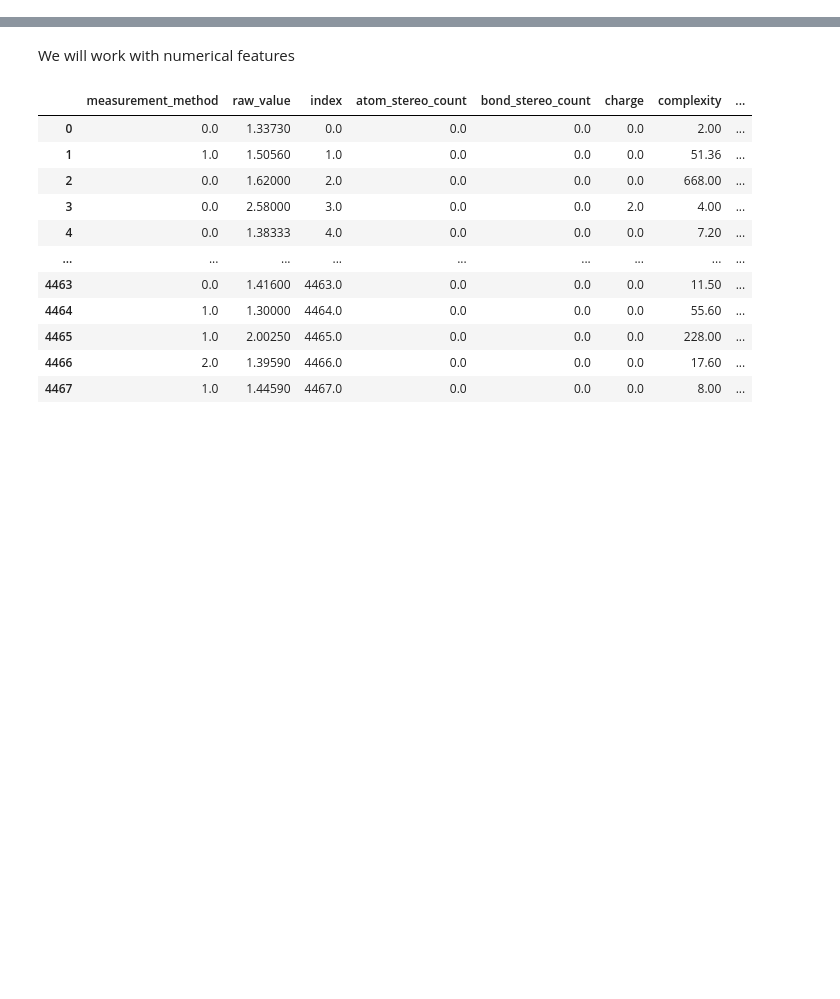
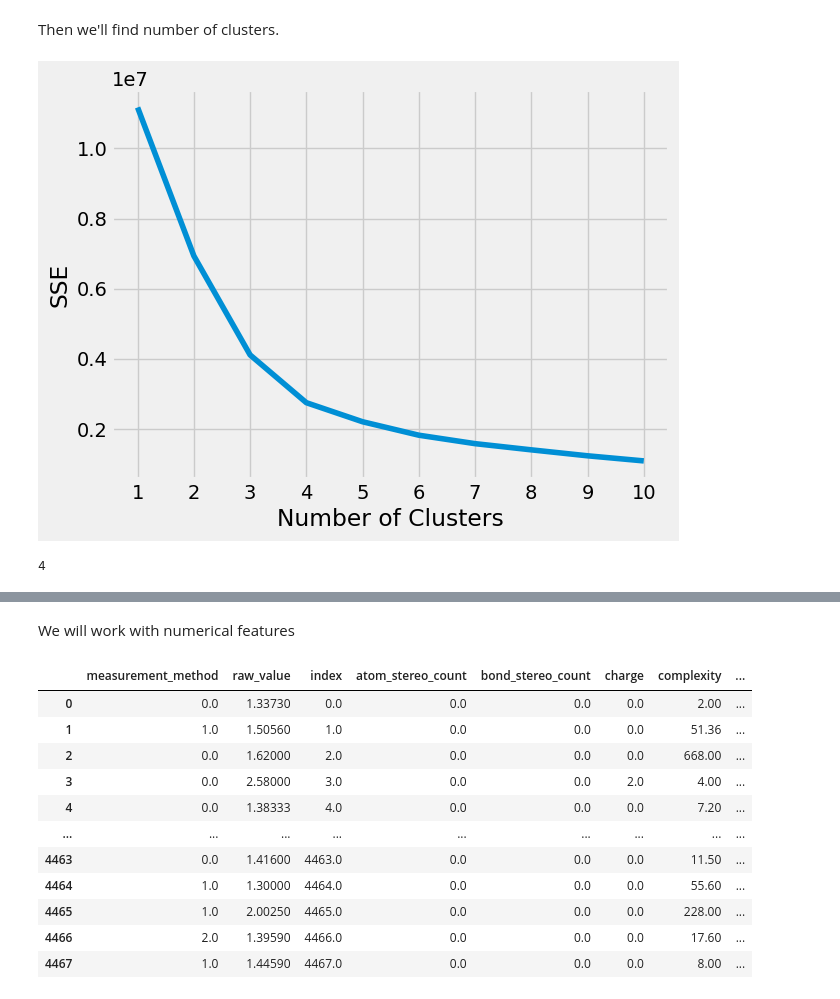
Before and after one commit to wwapper/ML_course, a Jupyter notebook: HW3.ipynb, the cells around one changed output, grey strips where cells are left out. Drawn from its saved outputs; the diff is of its cells as text; code cells hidden in the pictures; blank space fills up the shorter version.

```diff
--- a/HW3.ipynb
+++ b/HW3.ipynb
@@ -8,0 +85,28 @@ df = pd.read_csv('df_after_data_processing.csv')
+# %%
+df = pd.read_csv('df_after_data_processing.csv')
+num = df.select_dtypes(include='number').columns
+MMscaler = MinMaxScaler()
+X = MMscaler.fit_transform(df[num])
+tsne = TSNE(n_components=2, random_state=0)
+X = tsne.fit_transform(X)
+# %% [markdown]
+Then we'll find number of clusters.
+# %%
+sse = []
+for k in range(1, 11):
+    kmeans = KMeans(n_clusters=k, random_state=0)
+    kmeans.fit(X)
+    sse.append(kmeans.inertia_)
+plt.style.use("fivethirtyeight")
+plt.plot(range(1, 11), sse)
+plt.xticks(range(1, 11))
+plt.xlabel("Number of Clusters")
+plt.ylabel("SSE")
+plt.show()
+# %% [output]
+[figure, added]
+# %%
+kl = KneeLocator(range(1, 11), sse, curve="convex", direction="decreasing")
+kl.elbow
+# %% [output]
+4
```
Also changed, not shown: parts of 38 cells of this notebook.
